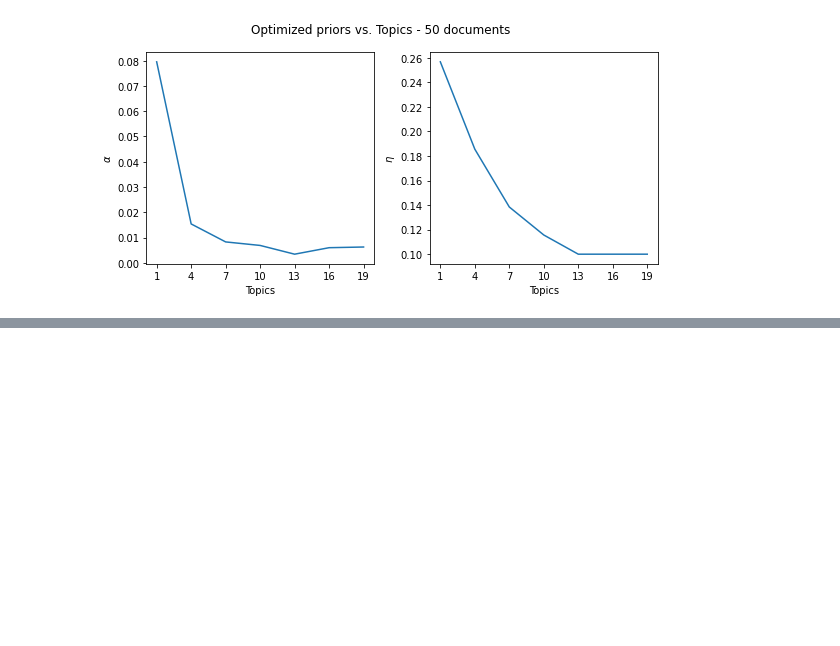
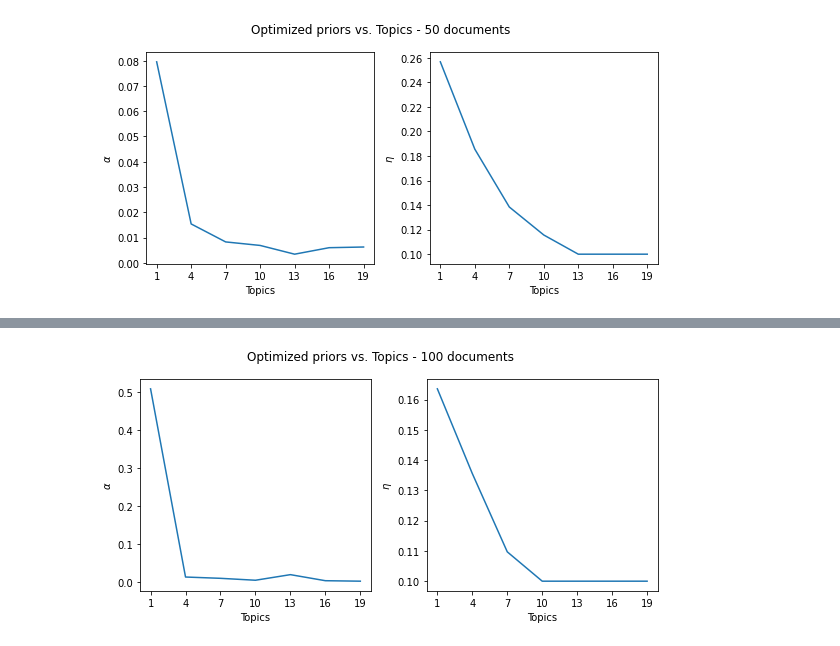
Before and after one commit to denix56/LDA_nips_papers, a Jupyter notebook: lda.ipynb, the cells around one changed output, grey strips where cells are left out. Cells and saved outputs as stored; diff of their text form; code cells hidden in the pictures; blank space fills up the shorter version.

```diff
--- a/lda.ipynb
+++ b/lda.ipynb
@@ -709,3 +688,27 @@ fig.savefig("results/resultset_topicVariation_50-TopicVsOptPriors.pdf")
+# %%
+fig, axes = plt.subplots(ncols=2, figsize=(8,4))
+axes = axes.flatten()
+
+df_results_100.sort_values(by="K", ascending=True, inplace=True)
+axes[0].plot(df_results_100.K, df_results_100.alpha)
+axes[0].set_xlabel("Topics")
+axes[0].set_ylabel("$\\alpha$")
+
+df_results_100.sort_values(by="K", ascending=True, inplace=True)
+axes[1].plot(df_results_100.K, df_results_100.eta)
+axes[1].set_xlabel("Topics")
+axes[1].set_ylabel("$\eta$")
+
+for ax in axes:
+    ax.set_xticks(df_results_100.K)
+
+fig.suptitle("Optimized priors vs. Topics - 100 documents")
+
+plt.tight_layout()
+
+fig.savefig("results/resultset_topicVariation_100-TopicVsOptPriors.pdf")
+# %% [output]
+[figure, added]
 # %%
 # MAX_IT = 10
 # EPS = 0.001
```
Also changed, not shown: parts of 3 cells of this notebook, 3 other files.
